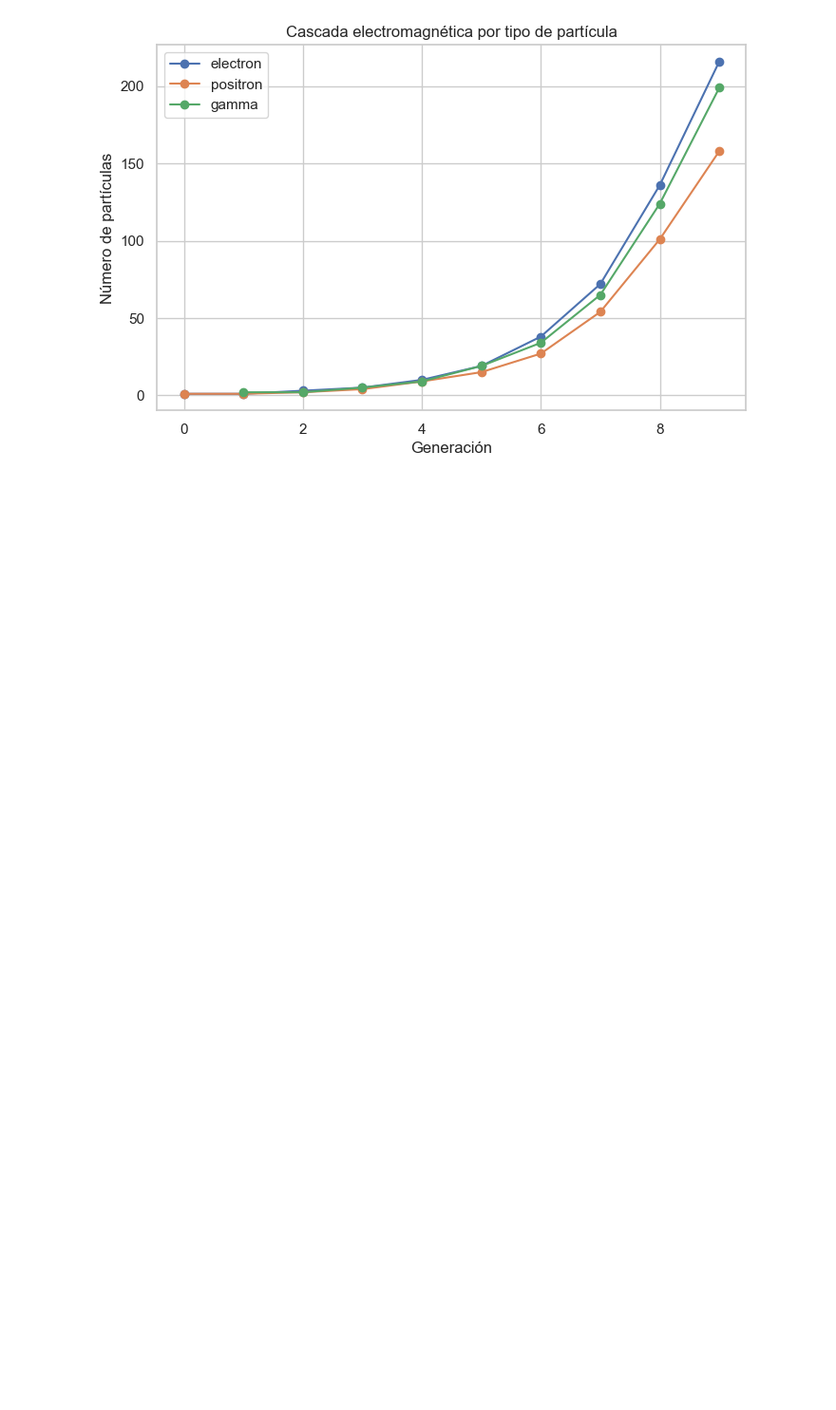
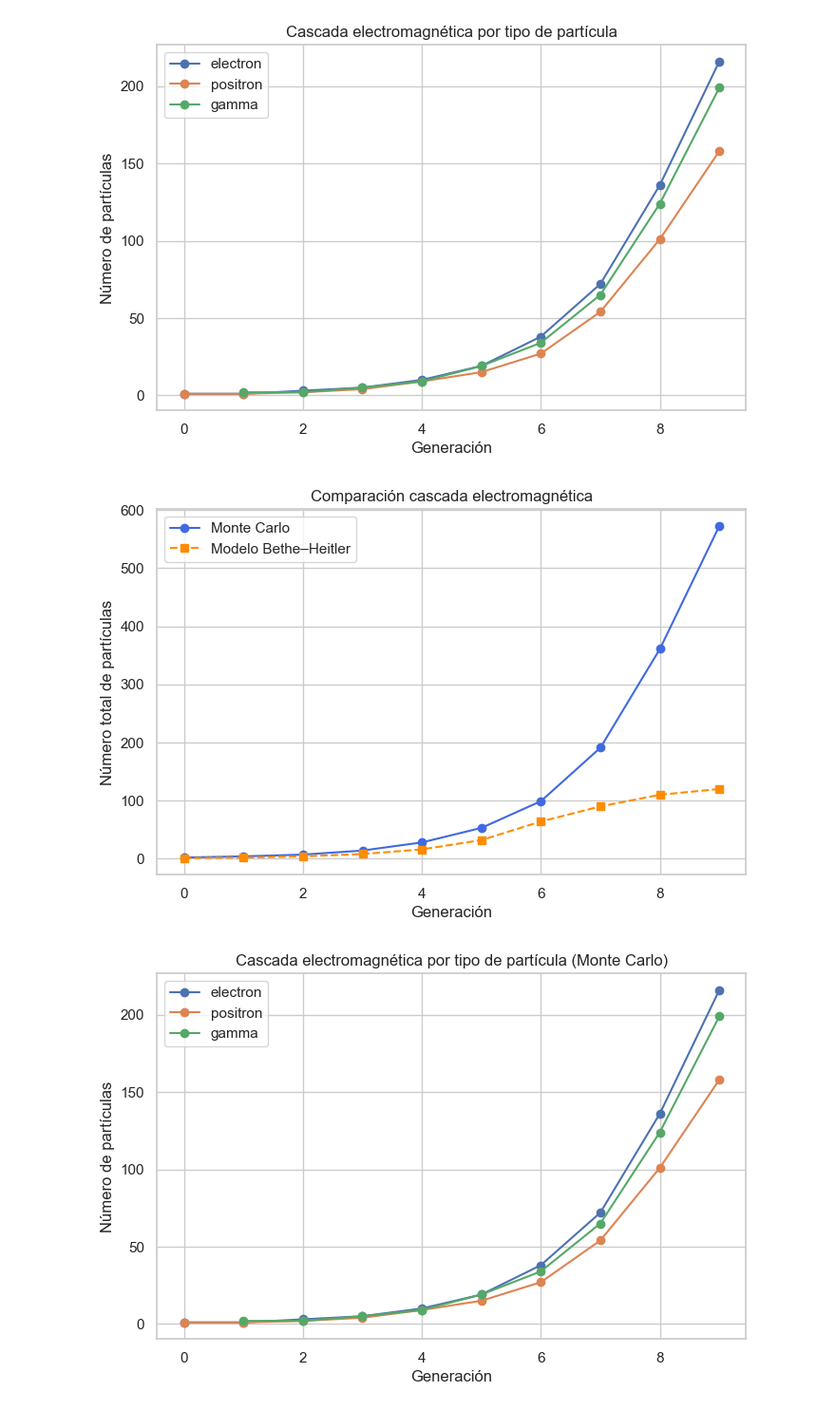
Before and after one commit to Mariana31415/Rayos-cosmicos, a Jupyter notebook: Tareacomp1.ipynb, the cells around one changed output. Shown: that part at 95% size. Drawn from its saved outputs; the diff is of its cells as text; code cells hidden in the pictures; blank space fills up the shorter version.

```diff
--- a/Tareacomp1.ipynb
+++ b/Tareacomp1.ipynb
@@ -389,3 +389,63 @@ plt.show()
 Columnas: ['Generacion', 'Tipo', 'Energia (MeV)']
 [figure]
 [figure]
+# %%
+import pandas as pd
+import matplotlib.pyplot as plt
+
+# ==============================
+# 1. Leer datos Monte Carlo
+# ==============================
+df_mc = pd.read_csv("shower_data.csv")
+
+# Número total de partículas por generación
+df_mc_count = df_mc.groupby("Generacion").size().reset_index(name="N_particulas")
+
+# Número de partículas por tipo y generación
+df_mc_type = df_mc.groupby(["Generacion", "Tipo"]).size().reset_index(name="N")
+
+# ==============================
+# 2. Modelo Bethe–Heitler (ejemplo simple)
+# ==============================
+# Aquí debes poner los resultados del modelo analítico que hiciste antes.
+# Ejemplo ficticio, reemplaza con tus datos reales:
+counts_bh = [1, 2, 4, 8, 16, 32, 64, 90, 110, 120]
+gen_bh = list(range(len(counts_bh)))
+
+# ==============================
+# 3. Gráfico: comparación total
+# ==============================
+plt.figure(figsize=(8,5))
+
+# Monte Carlo
+plt.plot(df_mc_count["Generacion"], df_mc_count["N_particulas"],
+         marker='o', linestyle='-', label="Monte Carlo", color="royalblue")
+
+# Bethe–Heitler
+plt.plot(gen_bh, counts_bh,
+         marker='s', linestyle='--', label="Modelo Bethe–Heitler", color="darkorange")
+
+plt.xlabel("Generación")
+plt.ylabel("Número total de partículas")
+plt.title("Comparación cascada electromagnética")
+plt.legend()
+plt.grid(True)
+plt.show()
+
+# ==============================
+# 4. Gráfico: partículas por tipo (solo Monte Carlo)
+# ==============================
+plt.figure(figsize=(8,5))
+for tipo in df_mc_type["Tipo"].unique():
+    subset = df_mc_type[df_mc_type["Tipo"] == tipo]
+    plt.plot(subset["Generacion"], subset["N"], marker='o', label=tipo)
+
+plt.xlabel("Generación")
+plt.ylabel("Número de partículas")
+plt.title("Cascada electromagnética por tipo de partícula (Monte Carlo)")
+plt.legend()
+plt.grid(True)
+plt.show()
+# %% [output]
+[figure, added]
+[figure, added]
```
Also changed, not shown: parts of 2 cells of this notebook.
